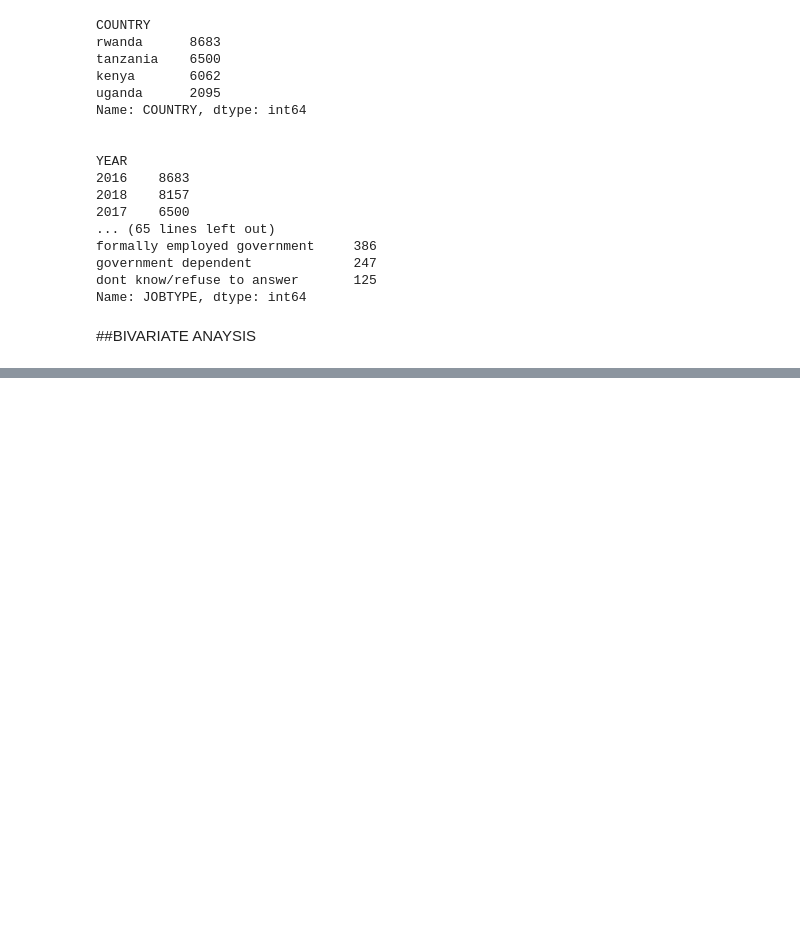
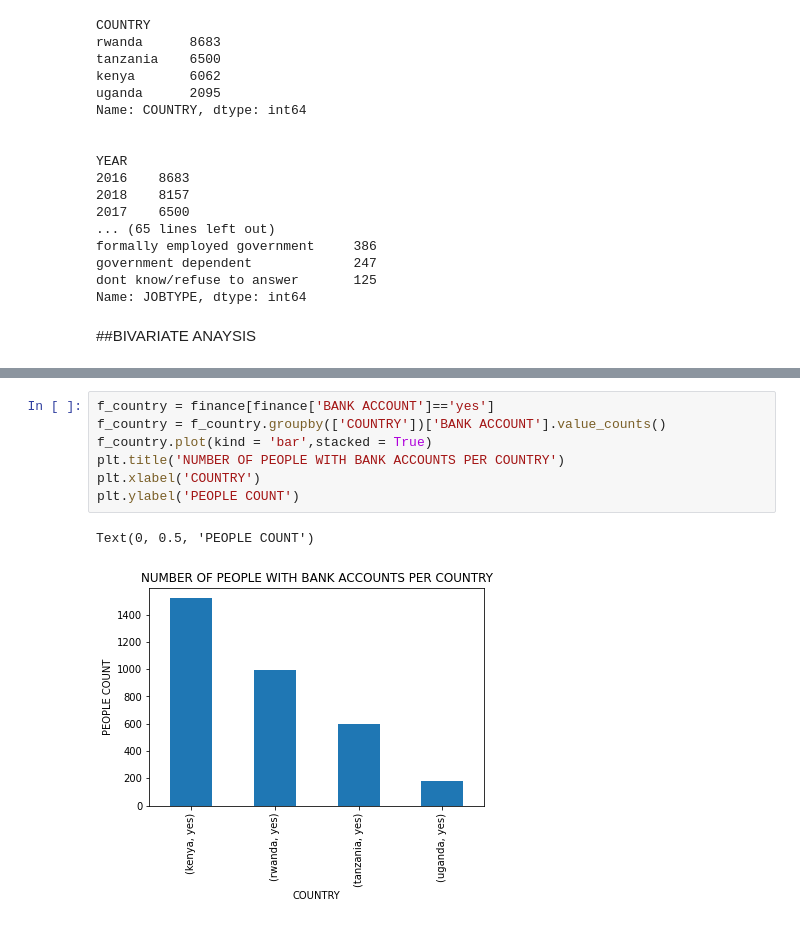
Before and after one commit to dwkaris/Demographic-Factors-Affecting-Financial-Inclusion-in-East-Africa, a Jupyter notebook: DUNCAN_WACHIRA_KARIUKI_WEEK_2_CORE_IP.ipynb, the cells around one changed output, grey strips where cells are left out. Saved outputs shown, nothing was run; the diff lists cells and outputs as text; blank space fills up the shorter version.

```diff
--- a/DUNCAN_WACHIRA_KARIUKI_WEEK_2_CORE_IP.ipynb
+++ b/DUNCAN_WACHIRA_KARIUKI_WEEK_2_CORE_IP.ipynb
@@ -380,0 +445,10 @@ Name: JOBTYPE, dtype: int64
+# %%
+f_country = finance[finance['BANK ACCOUNT']=='yes']
+f_country = f_country.groupby(['COUNTRY'])['BANK ACCOUNT'].value_counts()
+f_country.plot(kind = 'bar',stacked = True)
+plt.title('NUMBER OF PEOPLE WITH BANK ACCOUNTS PER COUNTRY')
+plt.xlabel('COUNTRY')
+plt.ylabel('PEOPLE COUNT')
+# %% [output]
+Text(0, 0.5, 'PEOPLE COUNT')
+[figure, added]
```
Also changed, not shown: parts of 46 cells of this notebook.
